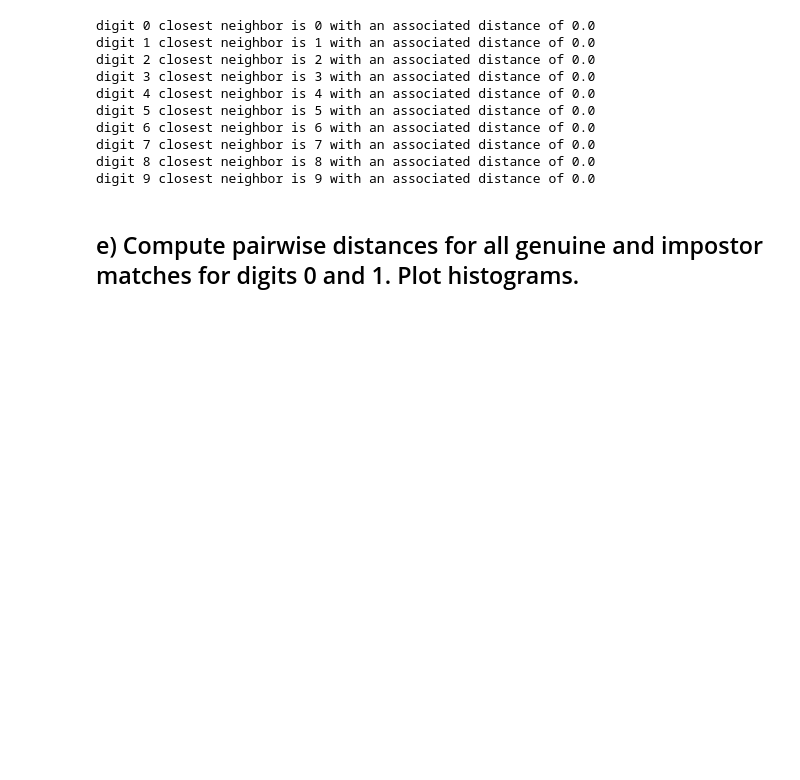
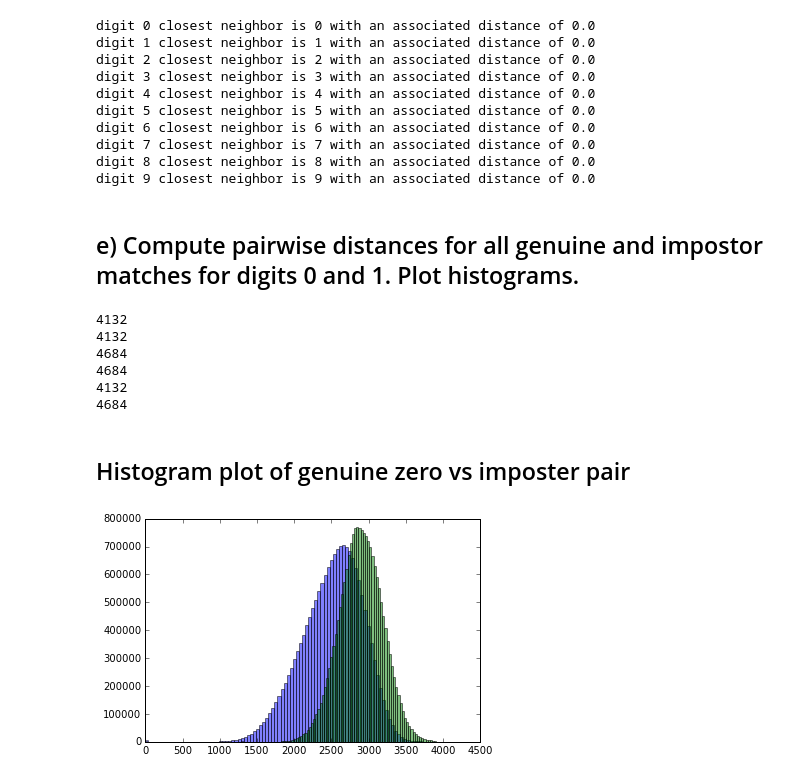
Before and after one commit to francescoperera/applied-machine-learning, a Jupyter notebook: lab1/CS 5789 - Lab 1.ipynb, the cells around one changed output. Drawn from its saved outputs; the diff is of its cells as text; code cells hidden in the pictures; blank space fills up the shorter version.

```diff
--- a/lab1/CS 5789 - Lab 1.ipynb
+++ b/lab1/CS 5789 - Lab 1.ipynb
@@ -139,3 +124,33 @@ digit 9 closest neighbor is 9 with an associated distance of 0.0
 # %%
 binaryDigits = digitsList[:2]
 binarySample = sampleDigits[:2]
+# %%
+def getDistance(digit1,digit2):
+    dist=[]
+    print(len(digit1))
+    print(len(digit2))
+    for i in range(len(digit1)):
+        for j in range(len(digit2)):
+            distance = np.linalg.norm(digit1[i] - digit2[j])
+            #print distance
+            dist.append(distance)
+    return dist
+
+genuineZero = getDistance(binaryDigits[0].values,binaryDigits[0].values)
+genuineOne = getDistance(binaryDigits[1].values,binaryDigits[1].values)
+impostor = getDistance(binaryDigits[0].values,binaryDigits[1].values)
+# %% [output]
+4132
+4132
+4684
+4684
+4132
+4684
+# %% [markdown]
+## Histogram plot of genuine zero  vs imposter pair
+# %%
+plt.hist(genuineZero, bins=100, alpha=.5, label="genuine")
+plt.hist(impostor, bins=100, alpha=.5, label="imposter")
+plt.show()
+# %% [output]
+[figure, added]
```
Also changed, not shown: parts of 12 cells of this notebook.
